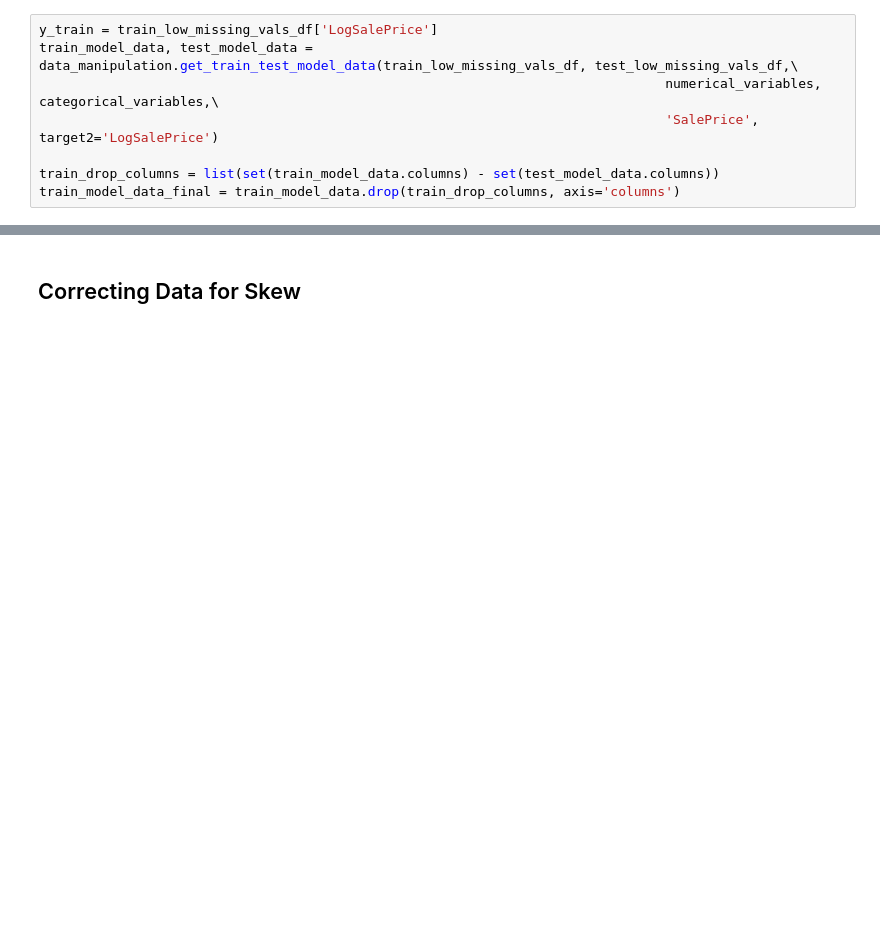
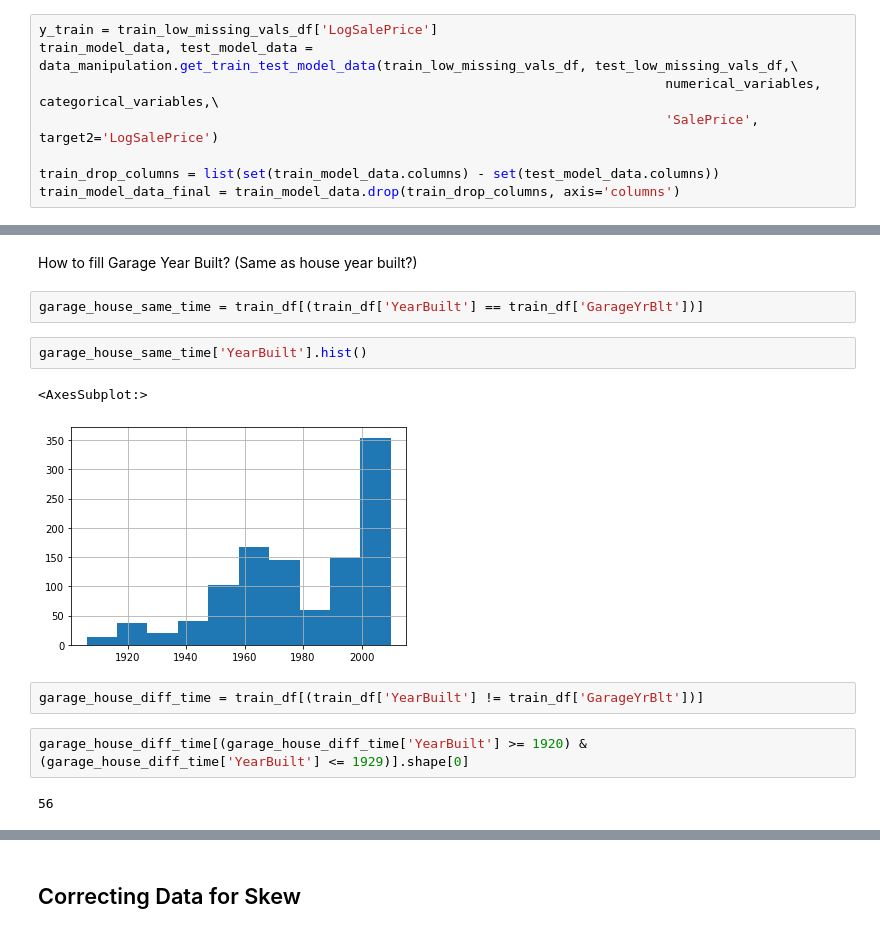
Before and after one commit to AdventurousDataScientist/HousePricingModel, a Jupyter notebook: Base Model.ipynb, the cells around one changed output, grey strips where cells are left out. Cells and saved outputs as stored; diff of their text form; blank space fills up the shorter version.

```diff
--- a/Base Model.ipynb
+++ b/Base Model.ipynb
@@ -432,0 +479,15 @@ Both stacking regressors have far lower RMSLE's than the other models, it just g
+# %% [markdown]
+How to fill Garage Year Built? (Same as house year built?)
+# %%
+garage_house_same_time = train_df[(train_df['YearBuilt'] == train_df['GarageYrBlt'])]
+# %%
+garage_house_same_time['YearBuilt'].hist()
+# %% [output]
+<AxesSubplot:>
+[figure, added]
+# %%
+garage_house_diff_time = train_df[(train_df['YearBuilt'] != train_df['GarageYrBlt'])]
+# %%
+garage_house_diff_time[(garage_house_diff_time['YearBuilt'] >= 1920) & (garage_house_diff_time['YearBuilt'] <= 1929)].shape[0]
+# %% [output]
+56
```
Also changed, not shown: parts of 281 cells of this notebook.
